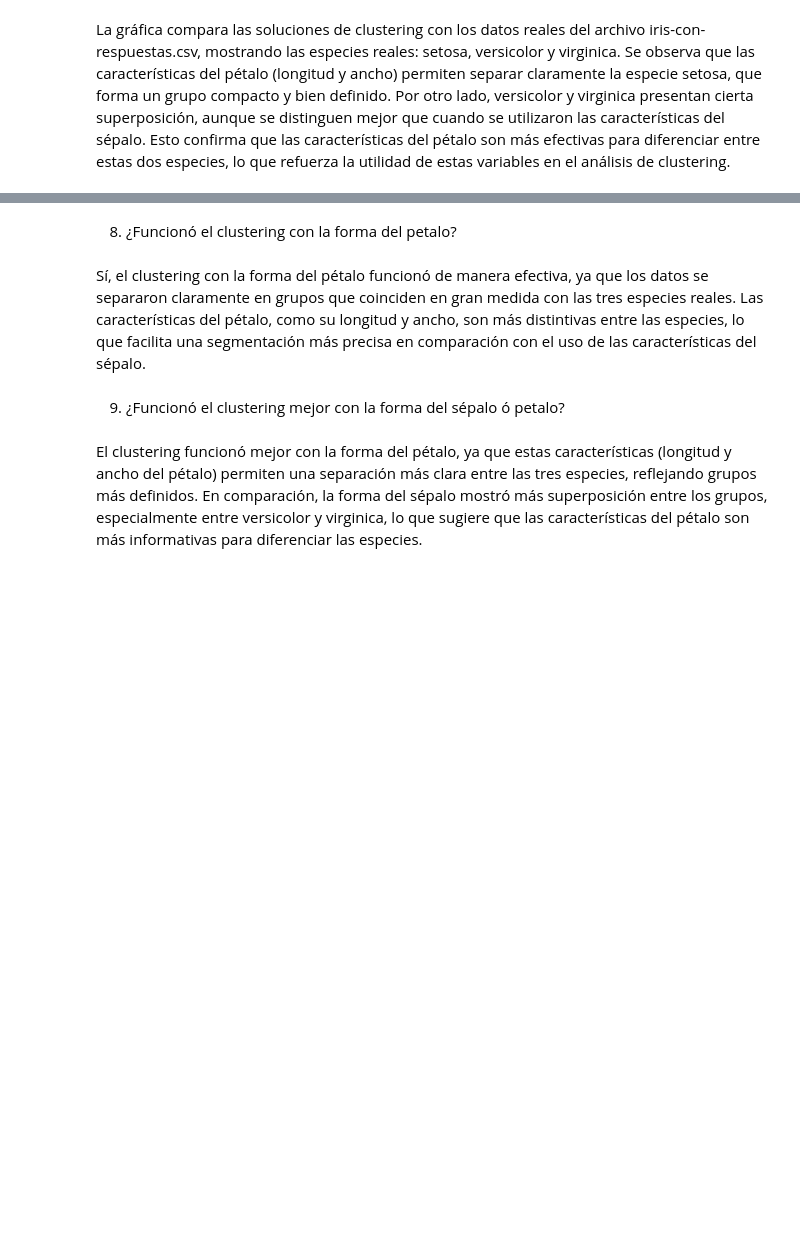
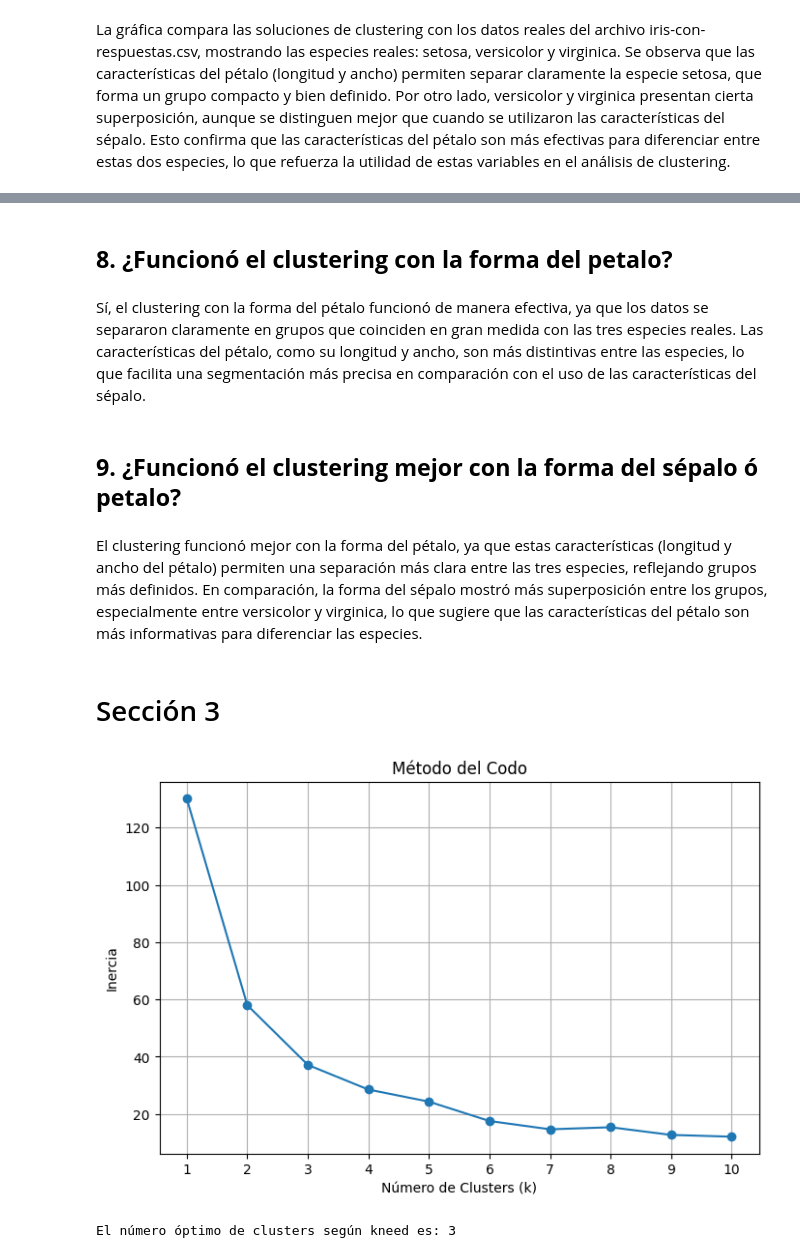
Before and after one commit to SergioAle210/HT2-DataMining, a Jupyter notebook: codigo.ipynb, the cells around one changed output, grey strips where cells are left out. Drawn from its saved outputs; the diff is of its cells as text; code cells hidden in the pictures; blank space fills up the shorter version.

Commit message:
FEAT: Se terminó la sección 3 y las conclusiones. Se mejoró el esquema del Jupiter Notebook.

```diff
--- a/codigo.ipynb
+++ b/codigo.ipynb
@@ -53,11 +67,15 @@ from sklearn.preprocessing import StandardScaler
 
 # Estandarizar los datos
 scaler = StandardScaler()
-iris[['sepal_length_std', 'sepal_width_std']] = scaler.fit_transform(iris[['sepal_length', 'sepal_width']])
+iris[["sepal_length_std", "sepal_width_std"]] = scaler.fit_transform(
+    iris[["sepal_length", "sepal_width"]]
+)
 # %%
 # Aplicar K-Means con datos estandarizados (k=2)
 kmeans_std = KMeans(n_clusters=2, random_state=42)
-iris['Cluster_std'] = kmeans_std.fit_predict(iris[['sepal_length_std', 'sepal_width_std']])
+iris["Cluster_std"] = kmeans_std.fit_predict(
+    iris[["sepal_length_std", "sepal_width_std"]]
+)
 centroids_std = kmeans_std.cluster_centers_
 # %%
 # Graficar los clusters con datos estandarizados
@@ -349,11 +436,45 @@ La gráfica compara las soluciones de clustering con los datos reales del archiv
 
 El archivo de datos reales muestra que solo existen tres especies: setosa, versicolor y virginica. Esto permite evaluar si el modelo K-Means refleja adecuadamente esta clasificación y validar los resultados obtenidos en comparación con la realidad biológica de los datos.
 # %% [markdown]
-
-8. ¿Funcionó el clustering con la forma del petalo?
+## **8. ¿Funcionó el clustering con la forma del petalo?**
 # %% [markdown]
 Sí, el clustering con la forma del pétalo funcionó de manera efectiva, ya que los datos se separaron claramente en grupos que coinciden en gran medida con las tres especies reales. Las características del pétalo, como su longitud y ancho, son más distintivas entre las especies, lo que facilita una segmentación más precisa en comparación con el uso de las características del sépalo.
 # %% [markdown]
-9. ¿Funcionó el clustering mejor con la forma del sépalo ó petalo?
+## **9. ¿Funcionó el clustering mejor con la forma del sépalo ó petalo?**
 # %% [markdown]
 El clustering funcionó mejor con la forma del pétalo, ya que estas características (longitud y ancho del pétalo) permiten una separación más clara entre las tres especies, reflejando grupos más definidos. En comparación, la forma del sépalo mostró más superposición entre los grupos, especialmente entre versicolor y virginica, lo que sugiere que las características del pétalo son más informativas para diferenciar las especies.
+# %% [markdown]
+# Sección 3
+# %%
+from sklearn.cluster import KMeans
+import matplotlib.pyplot as plt
+from kneed import KneeLocator  # Importar la librería kneed
+
+# Rango de valores de k
+k_values = range(1, 11)
+inertia = []
+
+# Calcular inercia para cada valor de k
+for k in k_values:
+    kmeans = KMeans(n_clusters=k, random_state=42)
+    kmeans.fit(iris[["sepal_length", "sepal_width"]])
+    inertia.append(kmeans.inertia_)
+
+# Graficar el método del codo
+plt.figure(figsize=(8, 5))
+plt.plot(k_values, inertia, marker="o")
+plt.title("Método del Codo")
+plt.xlabel("Número de Clusters (k)")
+plt.ylabel("Inercia")
+plt.xticks(k_values)
+plt.grid(True)
+plt.show()
+
+# Usar kneed para detectar automáticamente el codo
+kneedle = KneeLocator(k_values, inertia, curve="convex", direction="decreasing")
+codo = kneedle.elbow
+
+print(f"El número óptimo de clusters según kneed es: {codo}")
+# %% [output]
+[figure, added]
+El número óptimo de clusters según kneed es: 3
```
Also changed, not shown: parts of 37 cells of this notebook.
